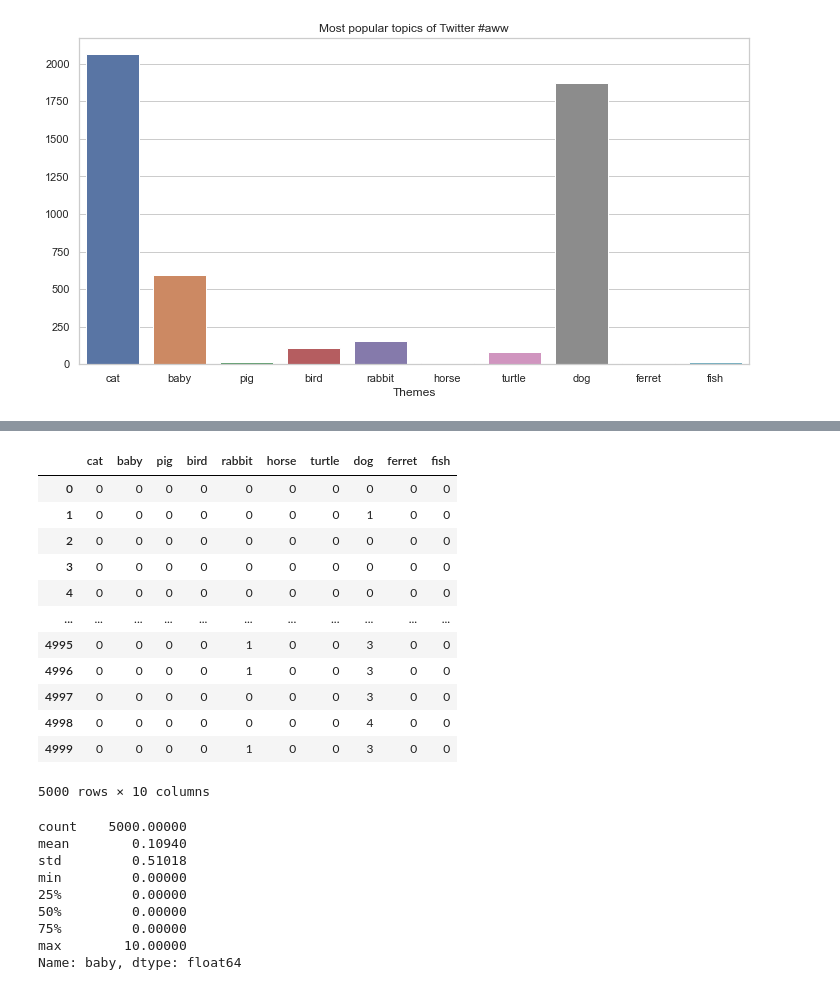
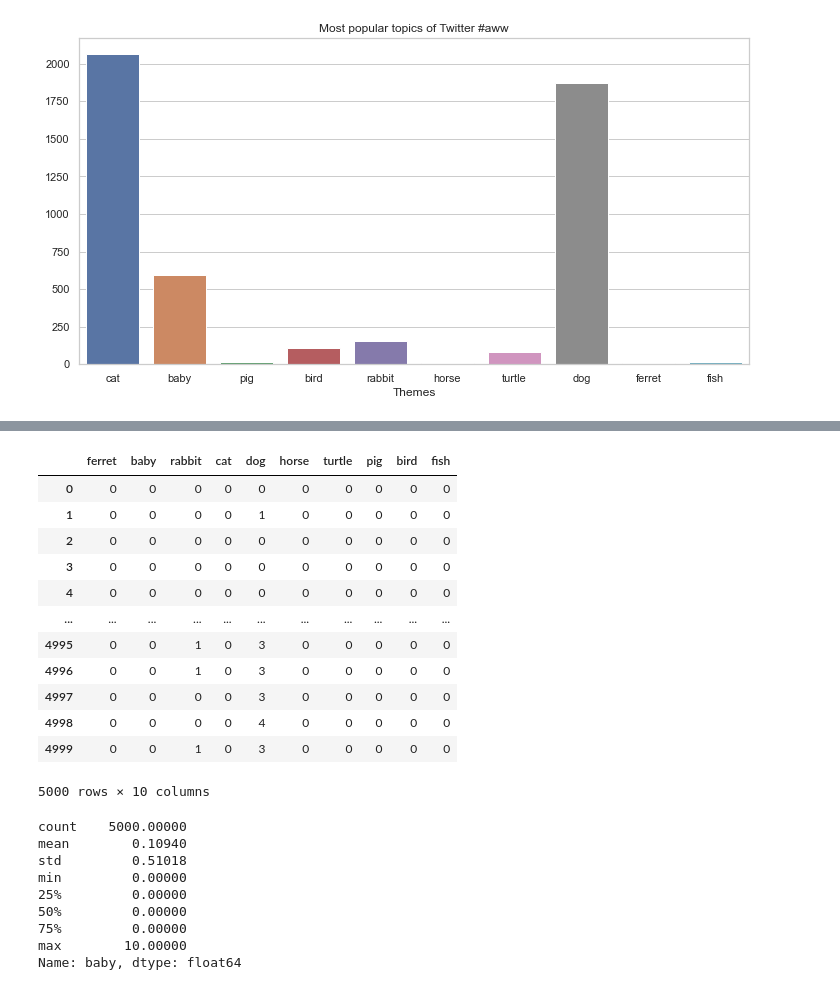
Before and after one commit to mbransons/DataFundamentalsCourse, a Jupyter notebook: assignments/assignment8.ipynb, the cells around one changed output, grey strips where cells are left out. Drawn from its saved outputs; the diff is of its cells as text; code cells hidden in the pictures.

Commit message:
remove additional usage of append

```diff
--- a/assignments/assignment8.ipynb
+++ b/assignments/assignment8.ipynb
@@ -128,7 +128,7 @@ for i in range (1, 11):
                 # timeline_df = timeline_df.append(searchseries, ignore_index=True)
                 timeline_df = pd.concat([timeline_df, tweet_df], axis=0)
 
-        search_df = pd.concat([search_df, timeline_df], axis=0)
+        search_df = pd.concat([search_df, timeline_df], ignore_index=True, axis=0)
 
 search_df
 # %% [output]
@@ -248,30 +259,30 @@ def wn_keyword_count2(words):
 # %%
 # This block does the content coding with the coding functions defined above.
-content0_df = pd.DataFrame()
+content0_df = pd.DataFrame([], columns=list(topic_labels))
 
 for tweet in twitterdiscourse_df.status:
     tweet_tokens = nltk.word_tokenize(tweet)
     tweet_tokens2 = [t.lower() for t in tweet_tokens]
-    content_coding0 = pd.Series(wn_keyword_count2(tweet_tokens2), index=list(topic_labels))
-    content0_df = content0_df.append(content_coding0, ignore_index=True)
+    content_coding0 = pd.DataFrame([wn_keyword_count2(tweet_tokens2)], columns=list(topic_labels))
+    content0_df = pd.concat([content0_df, content_coding0], ignore_index=True, axis=0)
 twittercoded_df = content0_df
 twittercoded_df
 
 # There are two relevant dataframes: twitterdiscourse_df contains the text data
 # and twittercoded_df contains the coding results.
 # %% [output]
-|  | cat | baby | pig | bird | rabbit | horse | turtle | dog | ferret | fish |
+|  | ferret | baby | rabbit | cat | dog | horse | turtle | pig | bird | fish |
 | 0 | 0 | 0 | 0 | 0 | 0 | 0 | 0 | 0 | 0 | 0 |
-| 1 | 0 | 0 | 0 | 0 | 0 | 0 | 0 | 1 | 0 | 0 |
+| 1 | 0 | 0 | 0 | 0 | 1 | 0 | 0 | 0 | 0 | 0 |
 | 2 | 0 | 0 | 0 | 0 | 0 | 0 | 0 | 0 | 0 | 0 |
 | 3 | 0 | 0 | 0 | 0 | 0 | 0 | 0 | 0 | 0 | 0 |
 | 4 | 0 | 0 | 0 | 0 | 0 | 0 | 0 | 0 | 0 | 0 |
 | ... | ... | ... | ... | ... | ... | ... | ... | ... | ... | ... |
-| 4995 | 0 | 0 | 0 | 0 | 1 | 0 | 0 | 3 | 0 | 0 |
-| 4996 | 0 | 0 | 0 | 0 | 1 | 0 | 0 | 3 | 0 | 0 |
-| 4997 | 0 | 0 | 0 | 0 | 0 | 0 | 0 | 3 | 0 | 0 |
-| 4998 | 0 | 0 | 0 | 0 | 0 | 0 | 0 | 4 | 0 | 0 |
-| 4999 | 0 | 0 | 0 | 0 | 1 | 0 | 0 | 3 | 0 | 0 |
+| 4995 | 0 | 0 | 1 | 0 | 3 | 0 | 0 | 0 | 0 | 0 |
+| 4996 | 0 | 0 | 1 | 0 | 3 | 0 | 0 | 0 | 0 | 0 |
+| 4997 | 0 | 0 | 0 | 0 | 3 | 0 | 0 | 0 | 0 | 0 |
+| 4998 | 0 | 0 | 0 | 0 | 4 | 0 | 0 | 0 | 0 | 0 |
+| 4999 | 0 | 0 | 1 | 0 | 3 | 0 | 0 | 0 | 0 | 0 |
 5000 rows × 10 columns
 # %%
 twittercoded_df['baby'].describe()
```
Also changed, not shown: parts of 2 cells of this notebook.
